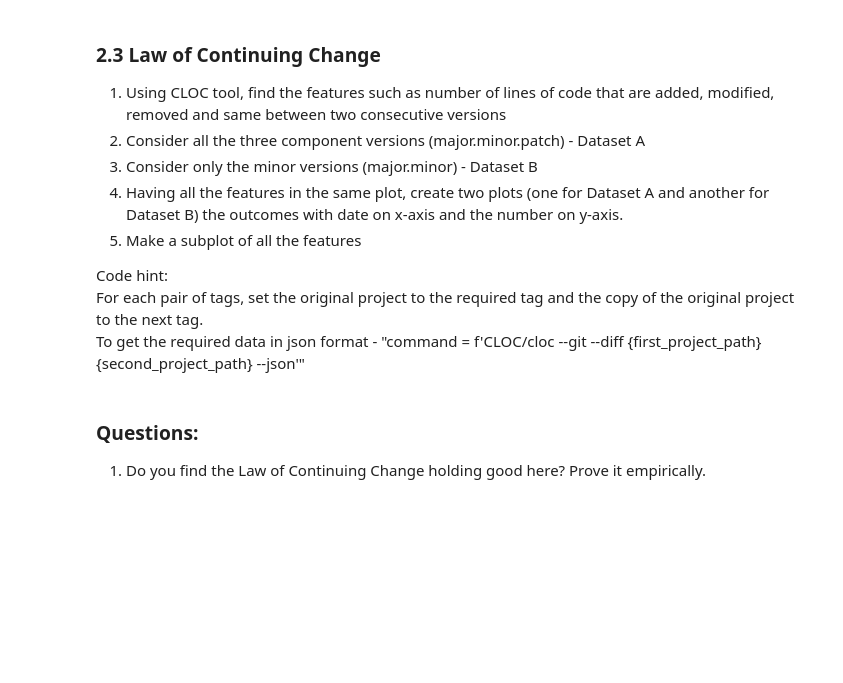
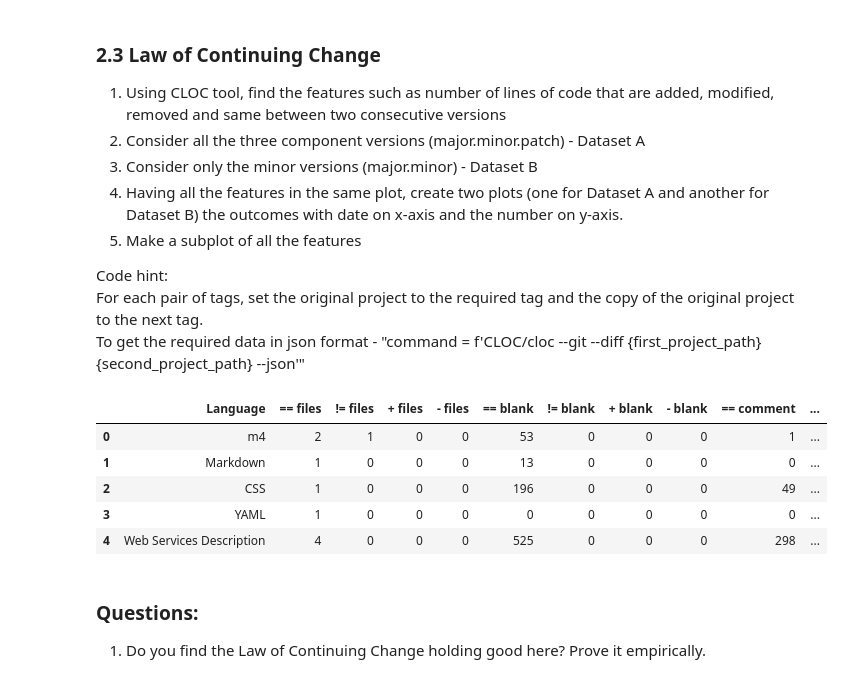
Before and after one commit to GuillaumeKerckhofs/SoftwareEvolution_TP2_2023, a Jupyter notebook: TP2_section2.ipynb, the cells around one changed output. Drawn from its saved outputs; the diff is of its cells as text; code cells hidden in the pictures; blank space fills up the shorter version.

```diff
--- a/TP2_section2.ipynb
+++ b/TP2_section2.ipynb
@@ -639,3 +655,13 @@ major_minor_patch_versions = '' #set of version that you would like to consider
+# %%
+df = pd.read_csv("data_compare.csv")
+df.head()
+# %% [output]
+|  | Language | == files | != files | + files | - files | == blank | != blank | + blank | - blank | == comment | ... |
+| 0 | m4 | 2 | 1 | 0 | 0 | 53 | 0 | 0 | 0 | 1 | ... |
+| 1 | Markdown | 1 | 0 | 0 | 0 | 13 | 0 | 0 | 0 | 0 | ... |
+| 2 | CSS | 1 | 0 | 0 | 0 | 196 | 0 | 0 | 0 | 49 | ... |
+| 3 | YAML | 1 | 0 | 0 | 0 | 0 | 0 | 0 | 0 | 0 | ... |
+| 4 | Web Services Description | 4 | 0 | 0 | 0 | 525 | 0 | 0 | 0 | 298 | ... |
 # %%
 # Your code here to get the dates corresponding to the tags
 # %%
```
Also changed, not shown: parts of 20 cells of this notebook, 3 other files.
